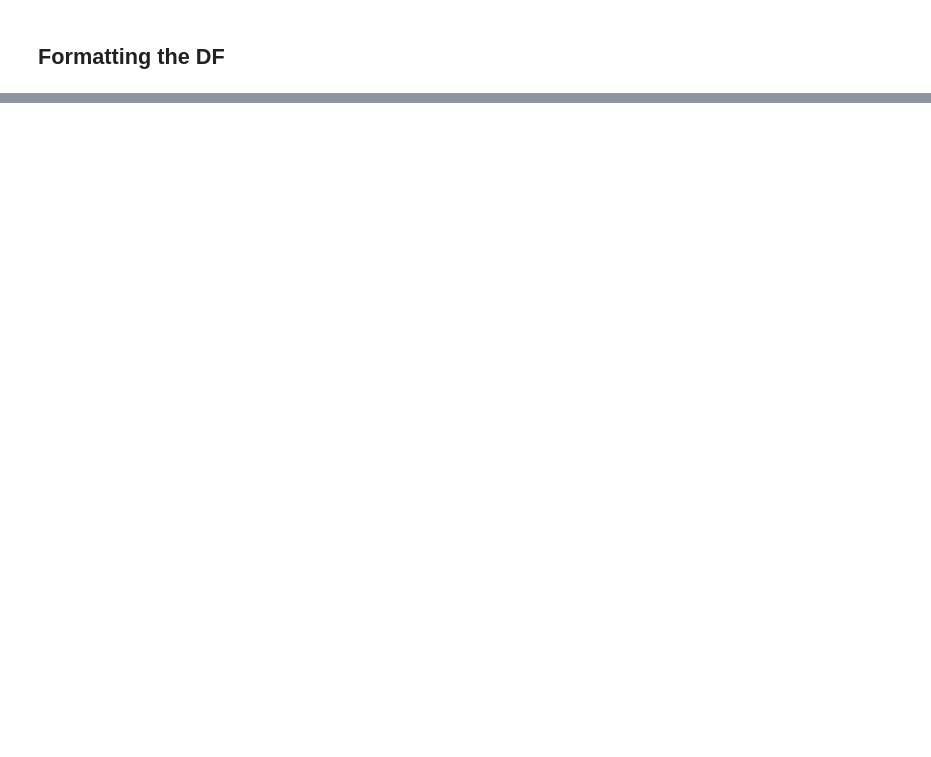
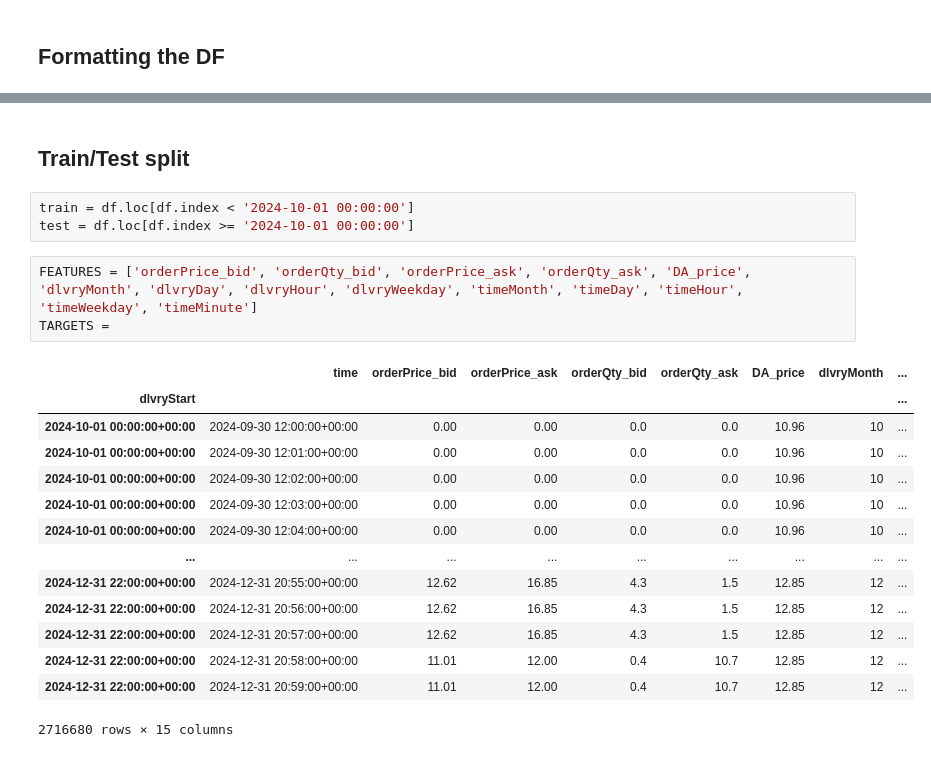
Before and after one commit to axelandreassen/Forecasting-ID-prices, a Jupyter notebook: DataPrep.ipynb, the cells around one changed output, grey strips where cells are left out. Cells and saved outputs as stored; diff of their text form; blank space fills up the shorter version.

```diff
--- a/DataPrep.ipynb
+++ b/DataPrep.ipynb
@@ -215,0 +254,23 @@ df
+# %% [markdown]
+## Train/Test split
+# %%
+train = df.loc[df.index < '2024-10-01 00:00:00']
+test = df.loc[df.index >= '2024-10-01 00:00:00']
+# %%
+FEATURES = ['orderPrice_bid', 'orderQty_bid', 'orderPrice_ask', 'orderQty_ask', 'DA_price', 'dlvryMonth', 'dlvryDay', 'dlvryHour', 'dlvryWeekday', 'timeMonth', 'timeDay', 'timeHour', 'timeWeekday', 'timeMinute']
+TARGETS =
+# %% [output]
+|  | time | orderPrice_bid | orderPrice_ask | orderQty_bid | orderQty_ask | DA_price | dlvryMonth | ... |
+| dlvryStart |  |  |  |  |  |  |  | ... |
+| 2024-10-01 00:00:00+00:00 | 2024-09-30 12:00:00+00:00 | 0.00 | 0.00 | 0.0 | 0.0 | 10.96 | 10 | ... |
+| 2024-10-01 00:00:00+00:00 | 2024-09-30 12:01:00+00:00 | 0.00 | 0.00 | 0.0 | 0.0 | 10.96 | 10 | ... |
+| 2024-10-01 00:00:00+00:00 | 2024-09-30 12:02:00+00:00 | 0.00 | 0.00 | 0.0 | 0.0 | 10.96 | 10 | ... |
+| 2024-10-01 00:00:00+00:00 | 2024-09-30 12:03:00+00:00 | 0.00 | 0.00 | 0.0 | 0.0 | 10.96 | 10 | ... |
+| 2024-10-01 00:00:00+00:00 | 2024-09-30 12:04:00+00:00 | 0.00 | 0.00 | 0.0 | 0.0 | 10.96 | 10 | ... |
+| ... | ... | ... | ... | ... | ... | ... | ... | ... |
+| 2024-12-31 22:00:00+00:00 | 2024-12-31 20:55:00+00:00 | 12.62 | 16.85 | 4.3 | 1.5 | 12.85 | 12 | ... |
+| 2024-12-31 22:00:00+00:00 | 2024-12-31 20:56:00+00:00 | 12.62 | 16.85 | 4.3 | 1.5 | 12.85 | 12 | ... |
+| 2024-12-31 22:00:00+00:00 | 2024-12-31 20:57:00+00:00 | 12.62 | 16.85 | 4.3 | 1.5 | 12.85 | 12 | ... |
+| 2024-12-31 22:00:00+00:00 | 2024-12-31 20:58:00+00:00 | 11.01 | 12.00 | 0.4 | 10.7 | 12.85 | 12 | ... |
+| 2024-12-31 22:00:00+00:00 | 2024-12-31 20:59:00+00:00 | 11.01 | 12.00 | 0.4 | 10.7 | 12.85 | 12 | ... |
+2716680 rows × 15 columns
```
Also changed, not shown: parts of 27 cells of this notebook.
